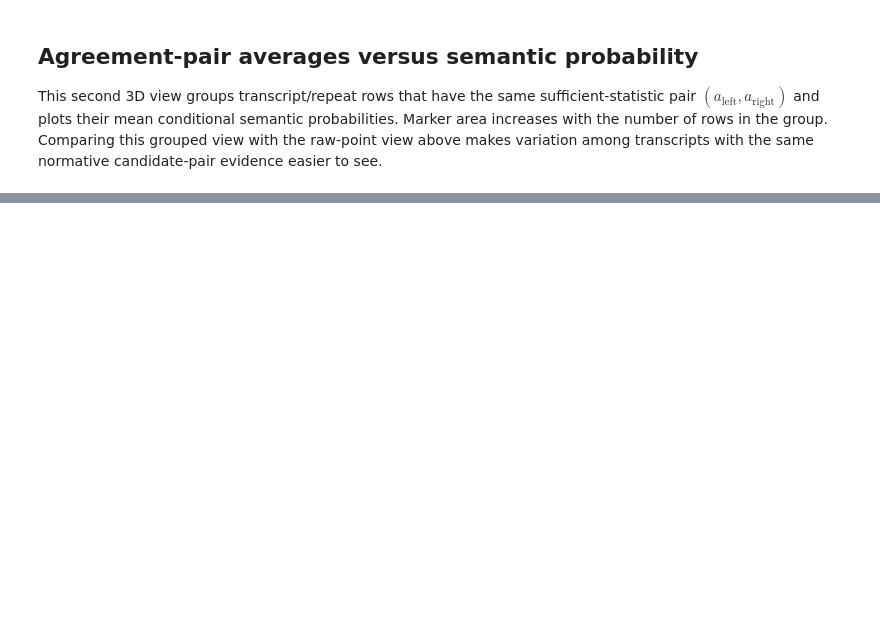
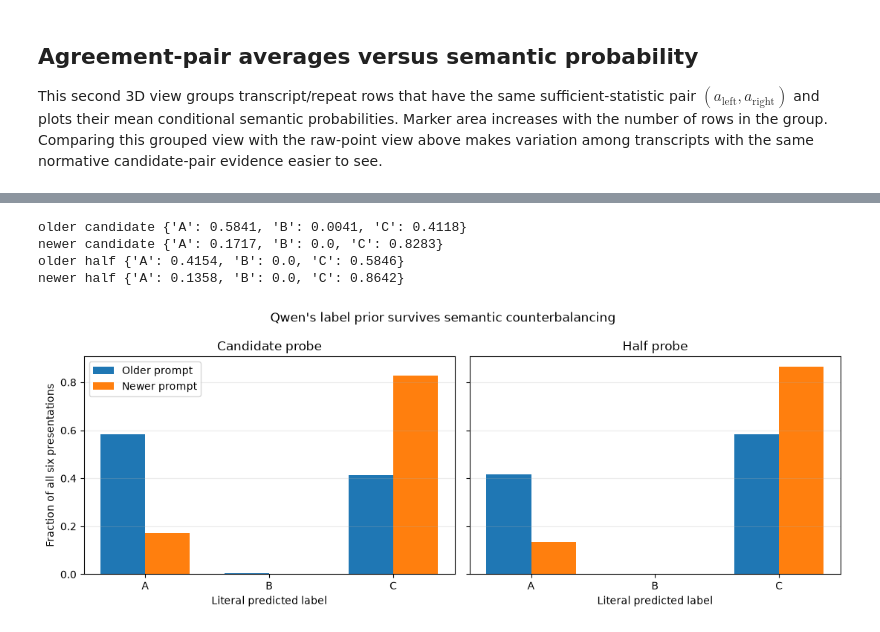
Before and after one commit to sooham/MATS, a Jupyter notebook: notebooks/01_minimal_noisy_source.ipynb, the cells around one changed output, grey strips where cells are left out. Cells and saved outputs as stored; diff of their text form; code cells hidden in the pictures; blank space fills up the shorter version.

```diff
--- a/notebooks/01_minimal_noisy_source.ipynb
+++ b/notebooks/01_minimal_noisy_source.ipynb
@@ -1589,0 +1694,38 @@ HBox(children=(SelectionSlider(continuous_update=False, description='Reliability
+# %%
+fig, axes = plt.subplots(1, 2, figsize=(11, 4.2), sharey=True)
+bar_width = 0.36
+x_positions = list(range(len(LABELS)))
+for axis, probe_kind in zip(axes, ("candidate", "half")):
+    for offset, prompt_variant in ((-bar_width / 2, "older"), (bar_width / 2, "newer")):
+        presentations = [
+            presentation
+            for row in results
+            if row["prompt_variant"] == prompt_variant and row["probe_kind"] == probe_kind
+            for presentation in row["permutations"]
+        ]
+        rates = [
+            mean_value([presentation["predicted_label"] == label for presentation in presentations])
+            for label in LABELS
+        ]
+        axis.bar(
+            [position + offset for position in x_positions],
+            rates,
+            width=bar_width,
+            label=PROMPT_VARIANT_LABELS[prompt_variant],
+        )
+        print(prompt_variant, probe_kind, {label: round(rate, 4) for label, rate in zip(LABELS, rates)})
+    axis.set_xticks(x_positions, LABELS)
+    axis.set_xlabel("Literal predicted label")
+    axis.set_title(f"{probe_kind.capitalize()} probe")
+    axis.grid(axis="y", alpha=0.25)
+axes[0].set_ylabel("Fraction of all six presentations")
+axes[0].legend()
+fig.suptitle("Qwen's label prior survives semantic counterbalancing")
+fig.tight_layout()
+plt.show()
+# %% [output]
+older candidate {'A': 0.5841, 'B': 0.0041, 'C': 0.4118}
+newer candidate {'A': 0.1717, 'B': 0.0, 'C': 0.8283}
+older half {'A': 0.4154, 'B': 0.0, 'C': 0.5846}
+newer half {'A': 0.1358, 'B': 0.0, 'C': 0.8642}
+[figure, added]
```
Also changed, not shown: parts of 26 cells of this notebook, 45 other files.
